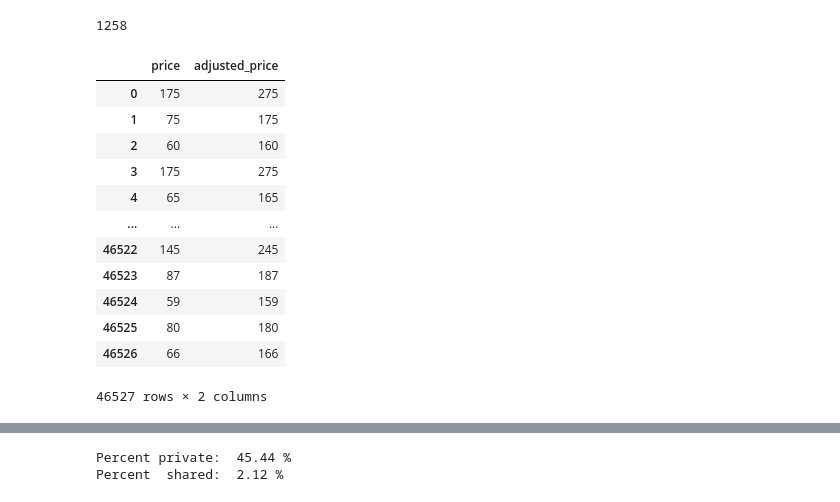
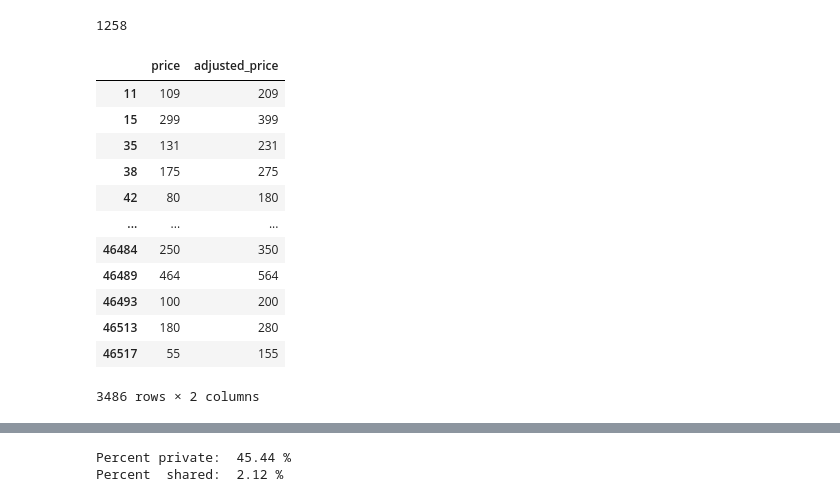
Before and after one commit to Trollicorn/my-fork-2023-fall-data-science-fridays, a Jupyter notebook: Week-01-Pandas/Exercise-MU.ipynb, the cells around one changed output, grey strips where cells are left out. Drawn from its saved outputs; the diff is of its cells as text; code cells hidden in the pictures.

```diff
--- a/Week-01-Pandas/Exercise-MU.ipynb
+++ b/Week-01-Pandas/Exercise-MU.ipynb
@@ -85,20 +85,23 @@ len(df[df["host_name"].isin(["Michael","David","John","Daniel"])])
 # 5. Create a new column called `adjusted_price` that has $100 added to every listing in Williamsburg.
 # The prices for all other listings should be the same as the were before.
 
-df['adjusted_price'] = df['price']+100
+df['adjusted_price'] = np.where(df['neighbourhood'] == 'Williamsburg', df['price']+100, df['price'])
+# %%
+df_wb = df[df['neighbourhood'] == 'Williamsburg']
+df_nwb = df[df['neighbourhood'] != 'Williamsburg']
 # %%
-df[['price','adjusted_price']]
+df_wb[['price','adjusted_price']]
 # %% [output]
 |  | price | adjusted_price |
-| 0 | 175 | 275 |
-| 1 | 75 | 175 |
-| 2 | 60 | 160 |
-| 3 | 175 | 275 |
-| 4 | 65 | 165 |
+| 11 | 109 | 209 |
+| 15 | 299 | 399 |
+| 35 | 131 | 231 |
+| 38 | 175 | 275 |
+| 42 | 80 | 180 |
 | ... | ... | ... |
-| 46522 | 145 | 245 |
-| 46523 | 87 | 187 |
-| 46524 | 59 | 159 |
-| 46525 | 80 | 180 |
-| 46526 | 66 | 166 |
+| 46484 | 250 | 350 |
+| 46489 | 464 | 564 |
+| 46493 | 100 | 200 |
+| 46513 | 180 | 280 |
+| 46517 | 55 | 155 |
-46527 rows × 2 columns
+3486 rows × 2 columns
```
Also changed, not shown: parts of 1 cell of this notebook.
